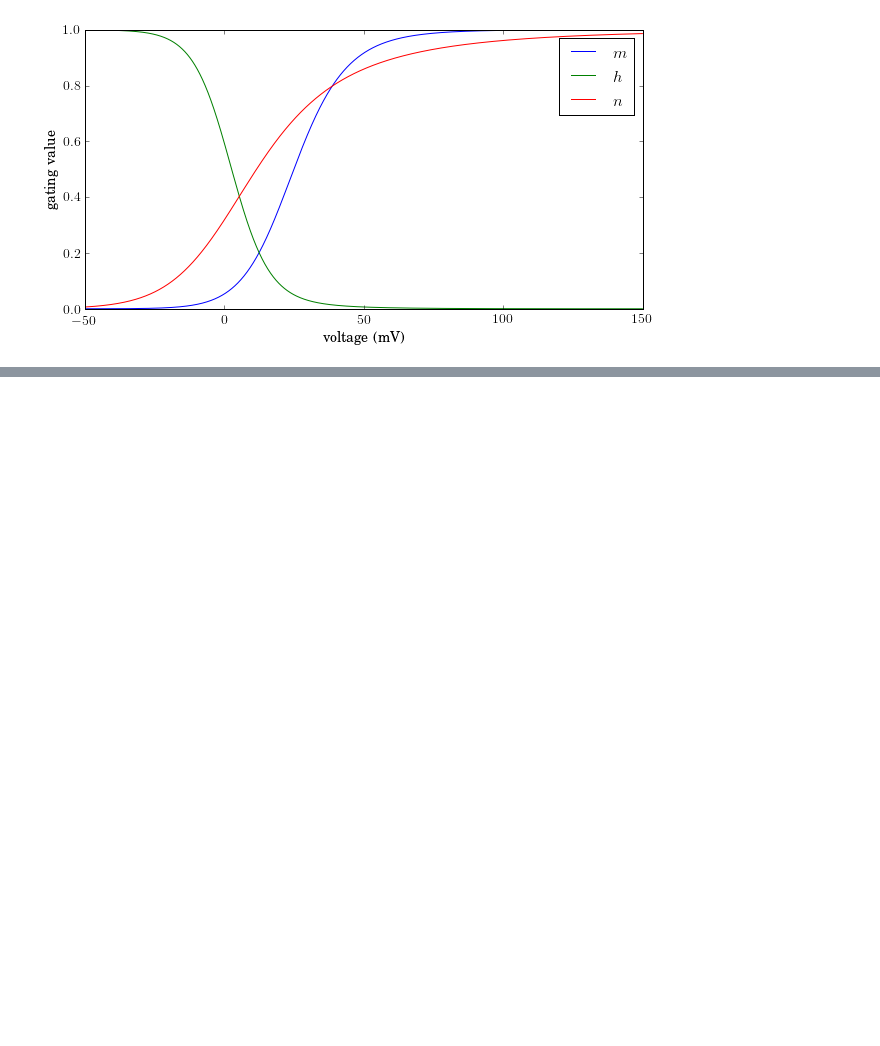
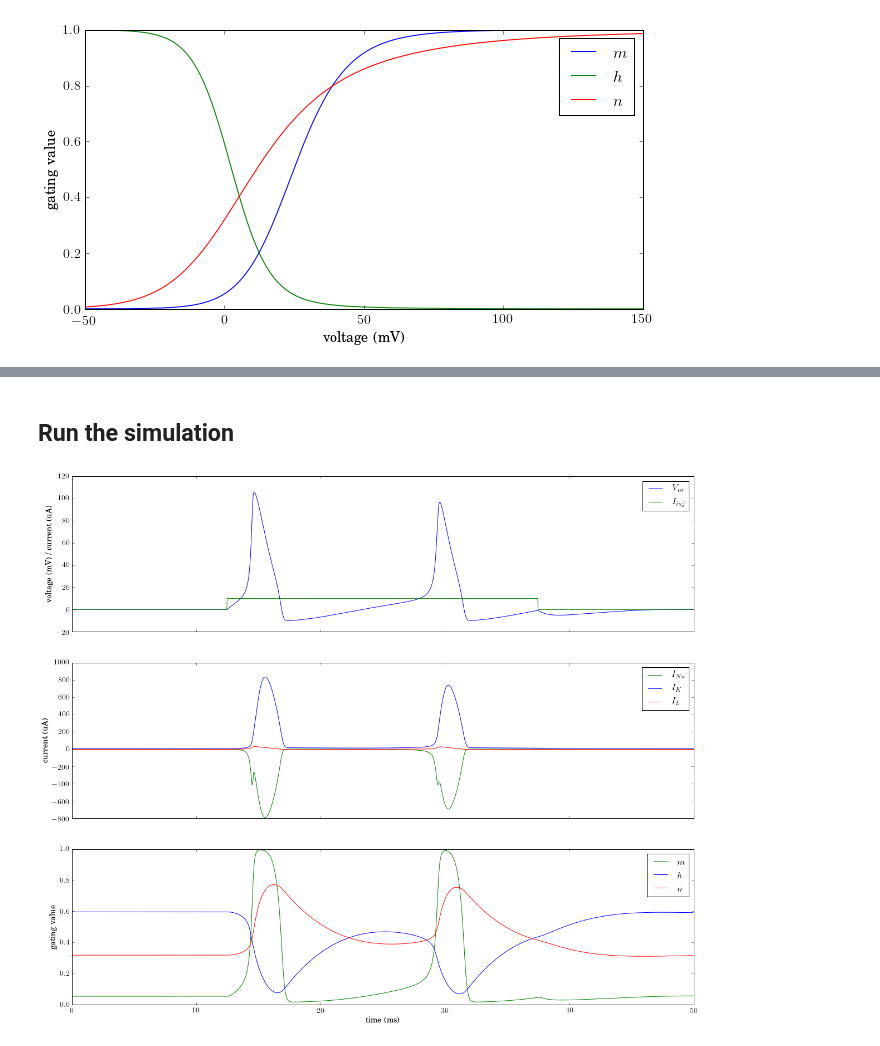
Before and after one commit to fabianschilling/neuron-model, a Jupyter notebook: neuron-model.ipynb, the cells around one changed output, grey strips where cells are left out. Cells and saved outputs as stored; diff of their text form; code cells hidden in the pictures; blank space fills up the shorter version.

Commit message:
Add questions, simulate and plot functions

```diff
--- a/neuron-model.ipynb
+++ b/neuron-model.ipynb
@@ -187,14 +215,0 @@ I_inj[2750:3750] = [50] * 1000
-# %%
-# simulate model
-for t in range(len(time) - 1):
-
-    # integrate
-    m[t+1] = m[t] + dmdt(V[t], m[t]) * dt
-    h[t+1] = h[t] + dhdt(V[t], h[t]) * dt
-    n[t+1] = n[t] + dndt(V[t], n[t]) * dt
-    V[t+1] = V[t] + dVdt(V[t], m[t], h[t], n[t], I_inj[t]) * dt
-
-    # keep those for plotting current
-    ina[t+1] = I_Na(V[t], m[t], h[t])
-    ik[t+1] = I_K(V[t], n[t])
-    il[t+1] = I_L(V[t])
@@ -222,0 +262,18 @@ plt.show()
+# %% [markdown]
+## Run the simulation
+# %%
+T = 50 # total time (ms)
+dt = 0.025 # time step (ms)
+time = np.arange(0, T, dt)
+
+# set injected current
+I_inj = np.zeros_like(time)
+I_inj[500:1500] = [10] * 1000
+
+# run simulation
+output = simulate(time, I_inj)
+
+# plot simulation output
+plot_all(output)
+# %% [output]
+[figure, added]
```
Also changed, not shown: parts of 19 cells of this notebook.
